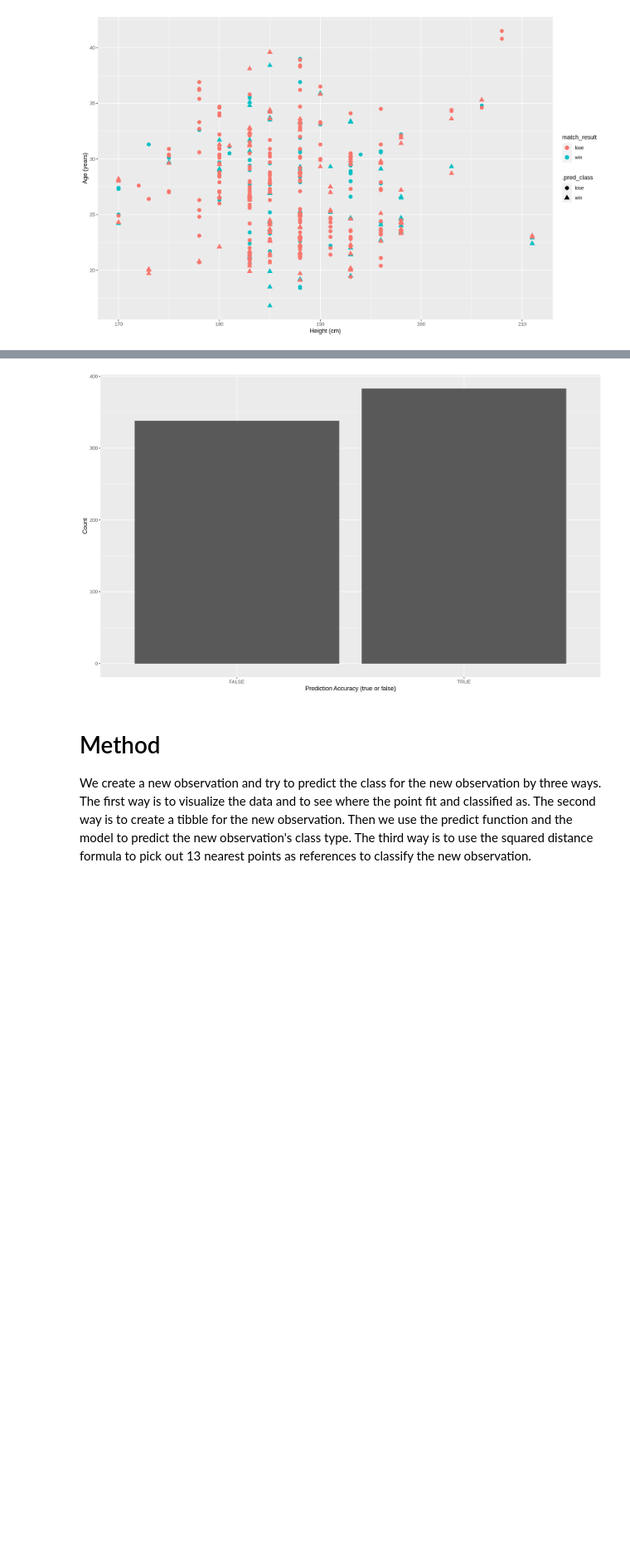
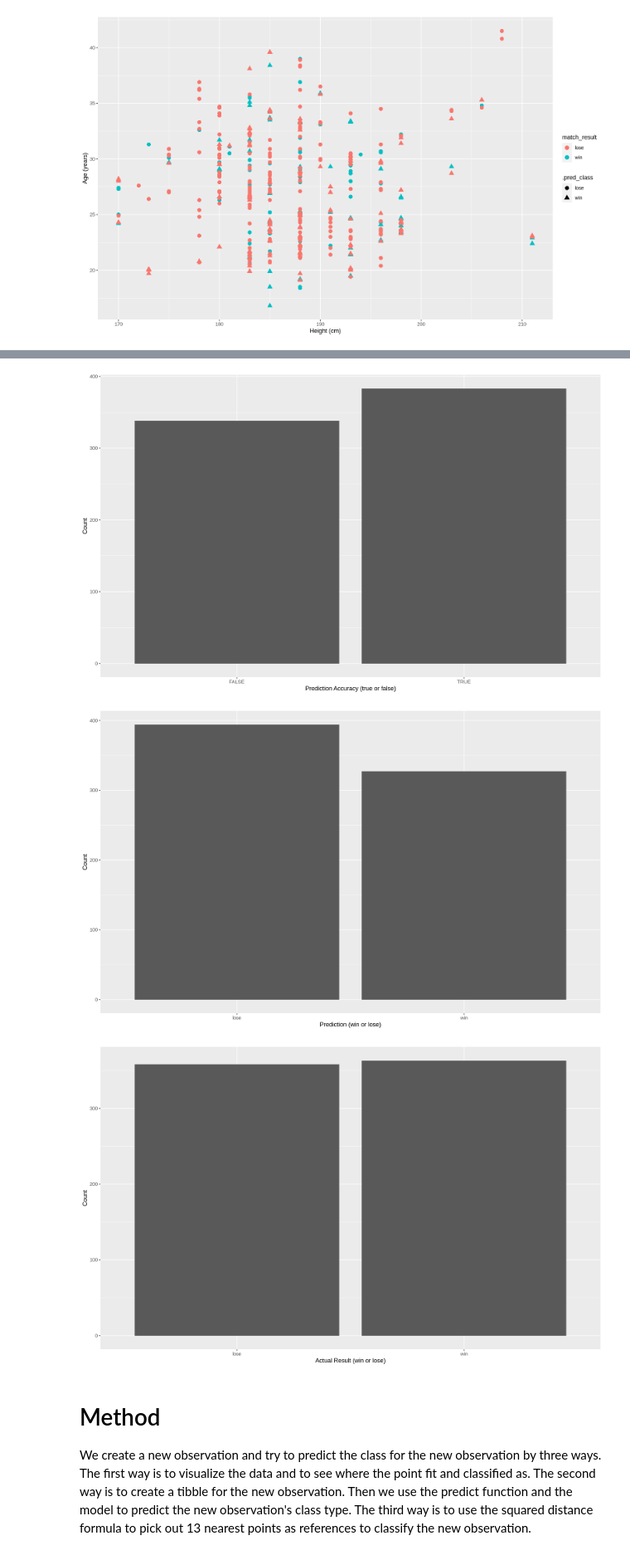
Before and after one commit to bearmohawk/DSCI-100-2022_autumn-Group-37, a Jupyter notebook: Project report Group 37-Copy1.ipynb, the cells around one changed output, grey strips where cells are left out. Shown at 83% size. Drawn from its saved outputs; the diff is of its cells as text; code cells hidden in the pictures; blank space fills up the shorter version.

Commit message:
visualization plots for prediction accuracy

```diff
--- a/Project report Group 37-Copy1.ipynb
+++ b/Project report Group 37-Copy1.ipynb
@@ -273,6 +273,22 @@ predict_accurate
 predict_accurate_plot <- ggplot(predict_accurate, aes(x= predict_accuracy, y=n)) +
                         geom_bar(stat = "identity") + labs(x = "Prediction Accuracy (true or false)", y = "Count")
 predict_accurate_plot
+
+pred_class_data <- prediction_accuracy |>
+    count(.pred_class)
+pred_class_data
+
+match_result_data <- prediction_accuracy |>
+    count(match_result)
+match_result_data
+
+pred_class_plot <- ggplot(pred_class_data, aes(x= .pred_class, y= n)) +
+                        geom_bar(stat = "identity") + labs(x = "Prediction (win or lose)", y = "Count")
+
+match_result_plot <- ggplot(match_result_data, aes(x= match_result, y= n)) +
+                        geom_bar(stat = "identity") + labs(x = "Actual Result (win or lose)", y = "Count")
+pred_class_plot
+match_result_plot
 # %% [output]
 A tibble: 721 × 5
 | .pred_class | ht | age | match_result | predict_accuracy |
@@ -295,4 +321,6 @@ A tibble: 4 × 4
 [figure]
+[figure, added]
+[figure, added]
 # %% [markdown]
 # Method
 
```
Also changed, not shown: parts of 1 cell of this notebook.
